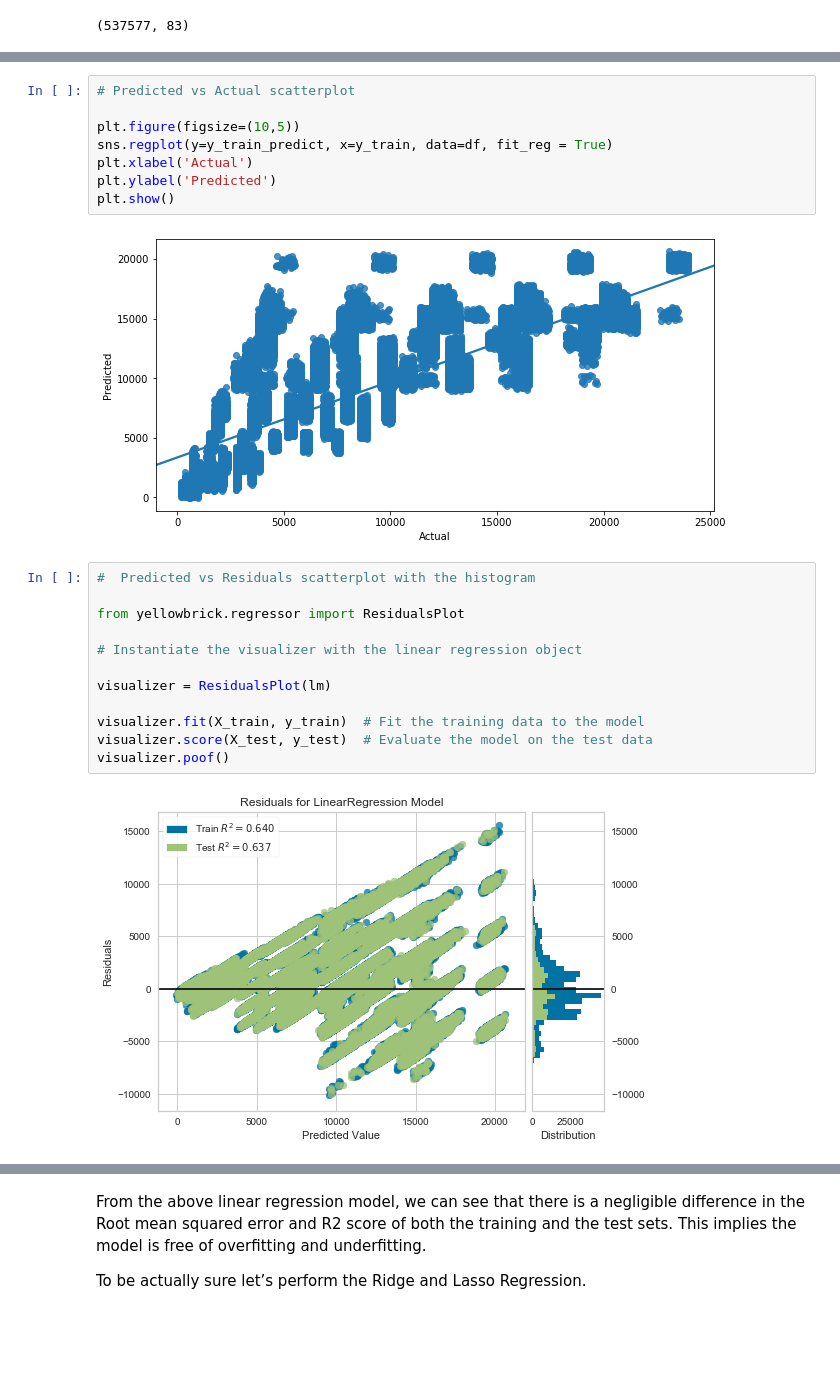
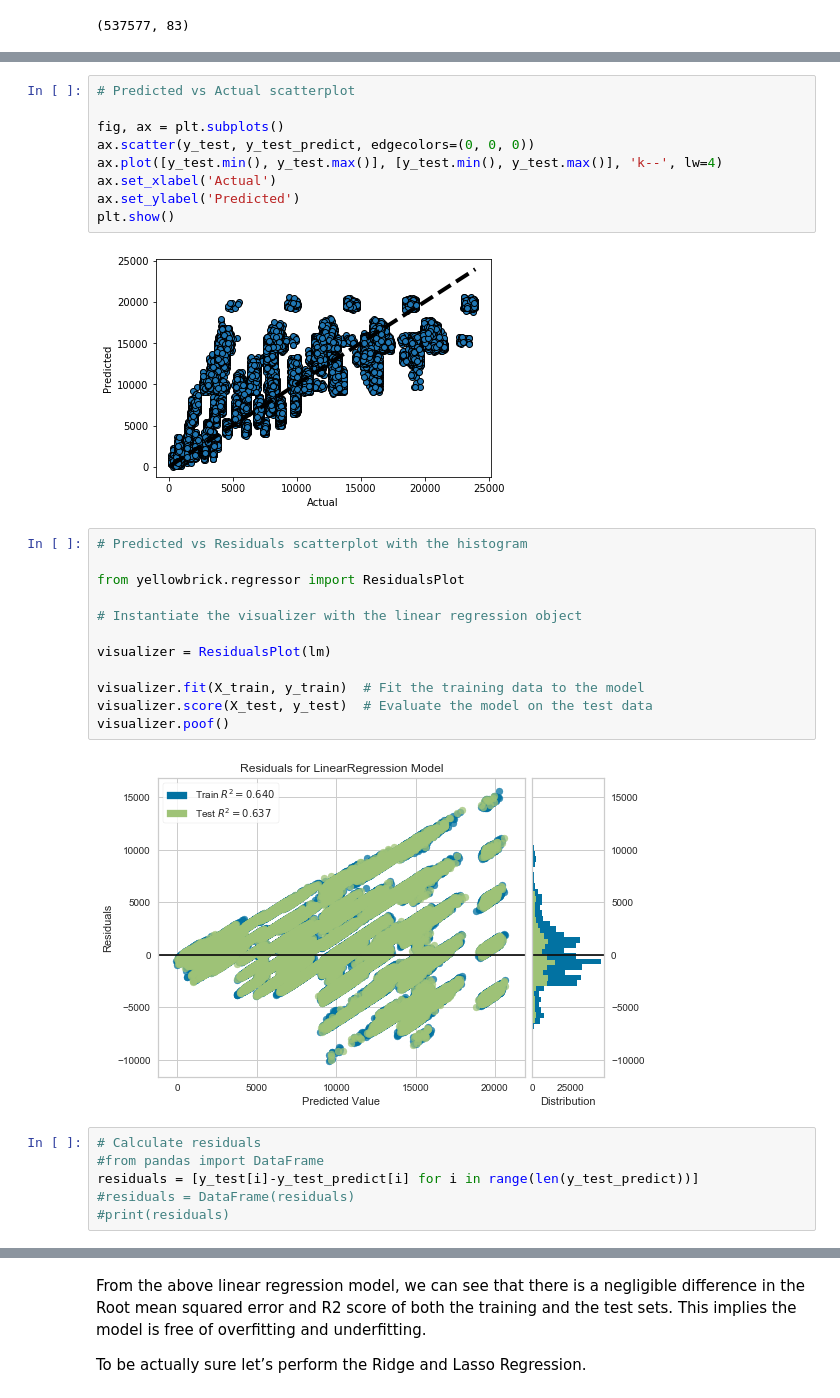
Before and after one commit to sheemambabu/Capstone_Project_1-In_Depth_Analysis, a Jupyter notebook: Linear_Regresion_Black_Friday.ipynb, the cells around one changed output, grey strips where cells are left out. Saved outputs shown, nothing was run; the diff lists cells and outputs as text; blank space fills up the shorter version.

```diff
--- a/Linear_Regresion_Black_Friday.ipynb
+++ b/Linear_Regresion_Black_Friday.ipynb
@@ -651,18 +681,19 @@ print('The MAPE of the testing set is ',mean_absolute_percentage_error(y_test, y
 # %% [output]
 The MAPE of the training set is  34.59934527481981
 The MAPE of the testing set is  34.796174280813865
-# %%
-# Predicted vs Actual scatterplot
-
-plt.figure(figsize=(10,5))
-sns.regplot(y=y_train_predict, x=y_train, data=df, fit_reg = True)
-plt.xlabel('Actual')
-plt.ylabel('Predicted')
-plt.show()
-# %% [output]
-[figure, removed]
+# %%
+# Predicted vs Actual scatterplot
+
+fig, ax = plt.subplots()
+ax.scatter(y_test, y_test_predict, edgecolors=(0, 0, 0))
+ax.plot([y_test.min(), y_test.max()], [y_test.min(), y_test.max()], 'k--', lw=4)
+ax.set_xlabel('Actual')
+ax.set_ylabel('Predicted')
+plt.show()
+# %% [output]
+[figure, added]
 # %%
-#  Predicted vs Residuals scatterplot with the histogram
+# Predicted vs Residuals scatterplot with the histogram
 
 from yellowbrick.regressor import ResidualsPlot
 
@@ -675,3 +706,9 @@ visualizer.score(X_test, y_test)  # Evaluate the model on the test data
 visualizer.poof()
 # %% [output]
 [figure]
+# %%
+# Calculate residuals
+#from pandas import DataFrame
+residuals = [y_test[i]-y_test_predict[i] for i in range(len(y_test_predict))]
+#residuals = DataFrame(residuals)
+#print(residuals)
```
Also changed, not shown: parts of 24 cells of this notebook.
